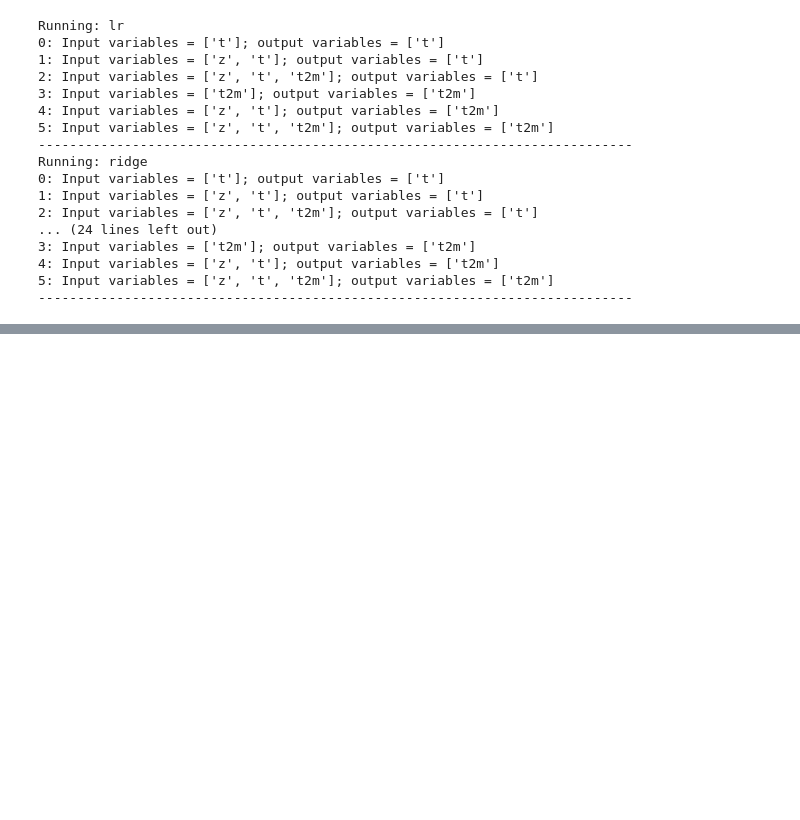
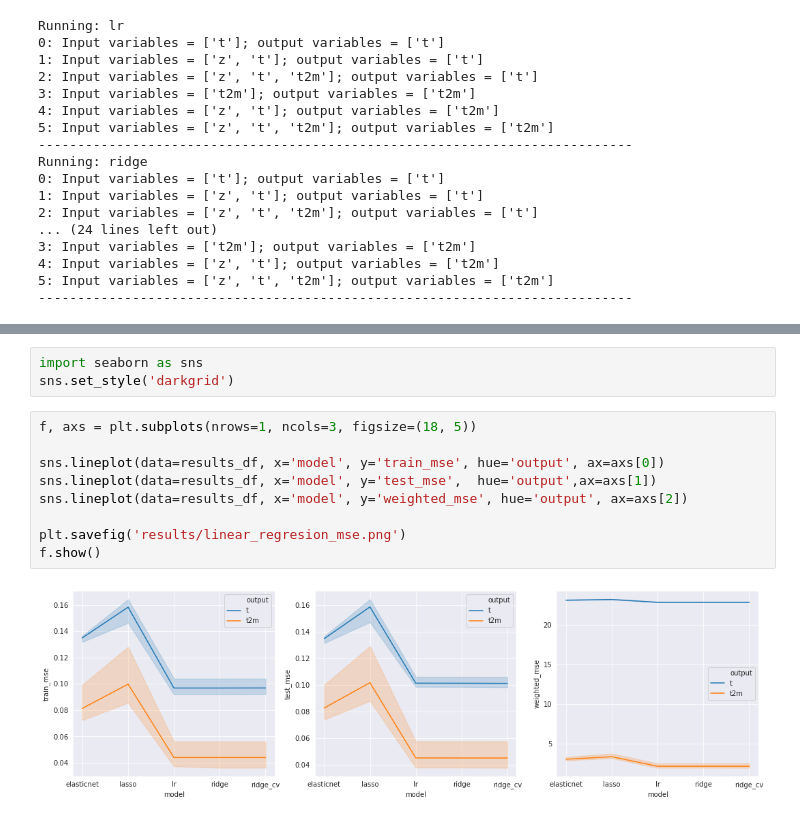
Before and after one commit to Competencia-de-Climate-Change/WeatherBench, a Jupyter notebook: LinearRegression_2.ipynb, the cells around one changed output, grey strips where cells are left out. Drawn from its saved outputs; the diff is of its cells as text; blank space fills up the shorter version.

```diff
--- a/LinearRegression_2.ipynb
+++ b/LinearRegression_2.ipynb
@@ -334,0 +300,14 @@ f.show()
+# %%
+import seaborn as sns
+sns.set_style('darkgrid')
+# %%
+f, axs = plt.subplots(nrows=1, ncols=3, figsize=(18, 5))
+
+sns.lineplot(data=results_df, x='model', y='train_mse', hue='output', ax=axs[0])
+sns.lineplot(data=results_df, x='model', y='test_mse',  hue='output',ax=axs[1])
+sns.lineplot(data=results_df, x='model', y='weighted_mse', hue='output', ax=axs[2])
+
+plt.savefig('results/linear_regresion_mse.png')
+f.show()
+# %% [output]
+[figure, added]
```
Also changed, not shown: parts of 6 cells of this notebook, 2 other files.
